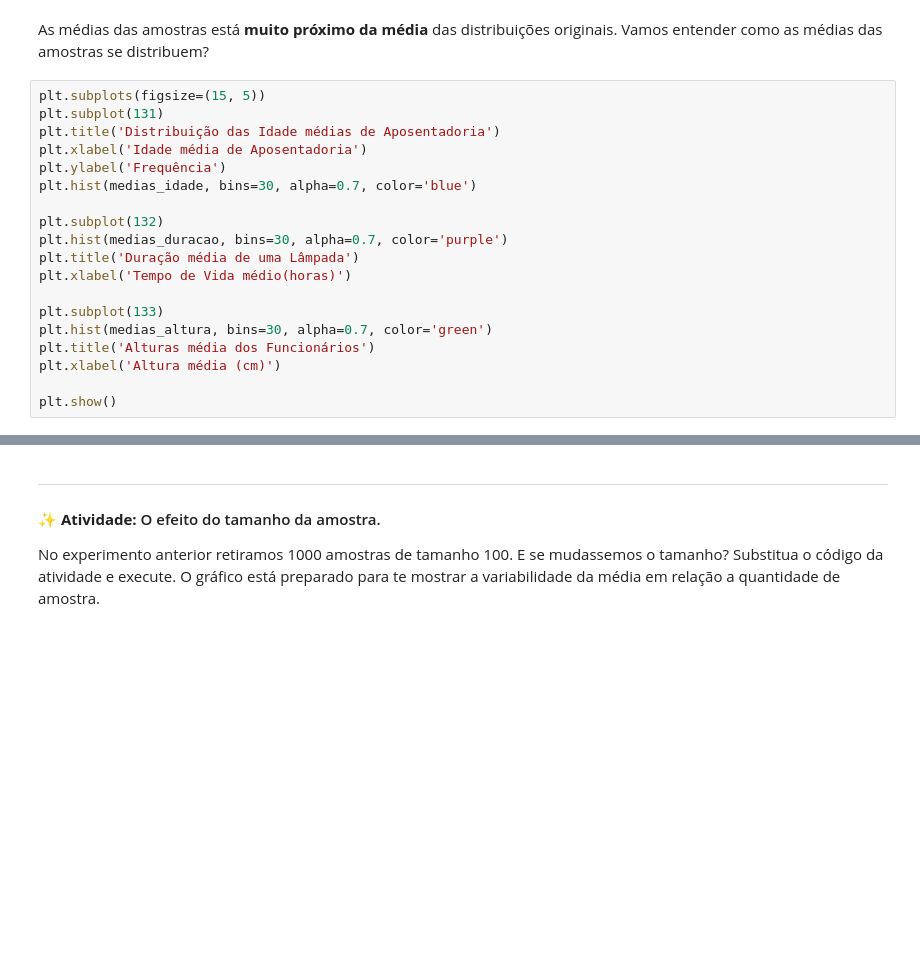
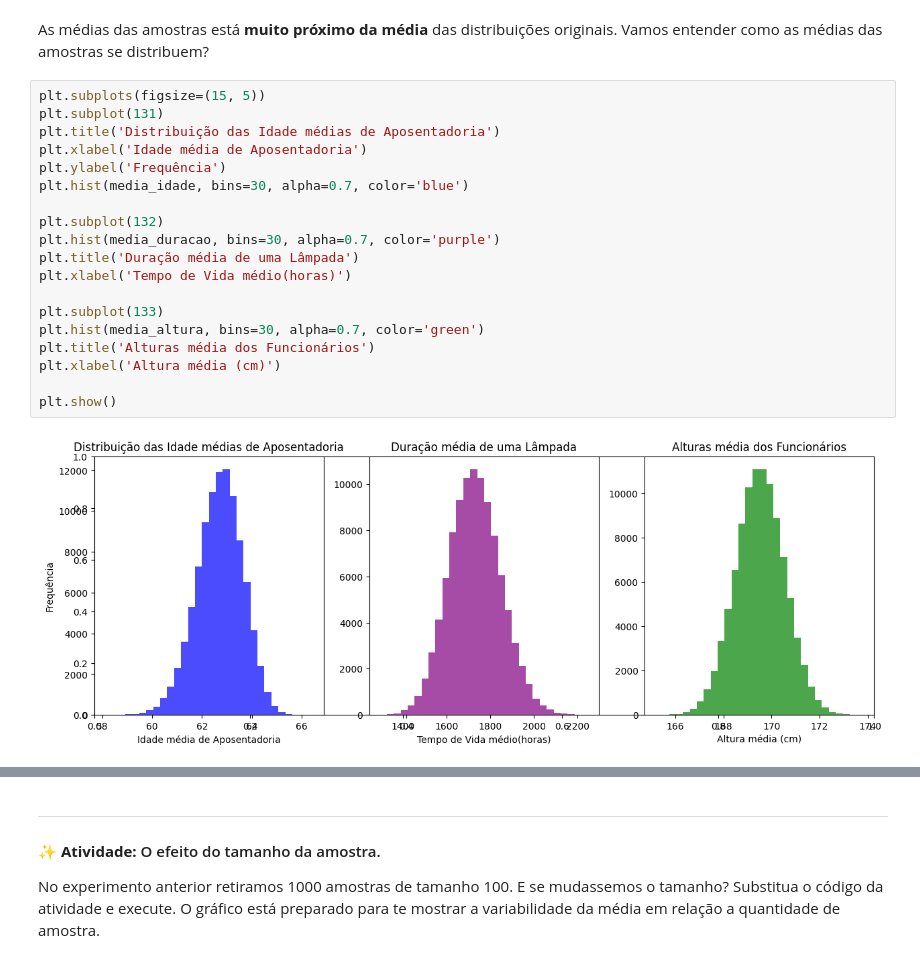
Before and after one commit to juliogazoli/alura-data-science-python-testando-hipoteses, a Jupyter notebook: [Aula_0]_Data_Science_Testes_com_Data_Science.ipynb, the cells around one changed output, grey strips where cells are left out. Cells and saved outputs as stored; diff of their text form; blank space fills up the shorter version.

```diff
--- a/[Aula_0]_Data_Science_Testes_com_Data_Science.ipynb
+++ b/[Aula_0]_Data_Science_Testes_com_Data_Science.ipynb
@@ -87,22 +105,24 @@ As médias das amostras está **muito próximo da média** das distribuições o
 # %%
 plt.subplots(figsize=(15, 5))
 plt.subplot(131)
 plt.title('Distribuição das Idade médias de Aposentadoria')
 plt.xlabel('Idade média de Aposentadoria')
 plt.ylabel('Frequência')
-plt.hist(medias_idade, bins=30, alpha=0.7, color='blue')
+plt.hist(media_idade, bins=30, alpha=0.7, color='blue')
 
 plt.subplot(132)
-plt.hist(medias_duracao, bins=30, alpha=0.7, color='purple')
+plt.hist(media_duracao, bins=30, alpha=0.7, color='purple')
 plt.title('Duração média de uma Lâmpada')
 plt.xlabel('Tempo de Vida médio(horas)')
 
 plt.subplot(133)
-plt.hist(medias_altura, bins=30, alpha=0.7, color='green')
+plt.hist(media_altura, bins=30, alpha=0.7, color='green')
 plt.title('Alturas média dos Funcionários')
 plt.xlabel('Altura média (cm)')
 
 plt.show()
+# %% [output]
+[figure, added]
 # %% [markdown]
 
 #### **Teorema do limite central**
```
Also changed, not shown: parts of 3 cells of this notebook.
